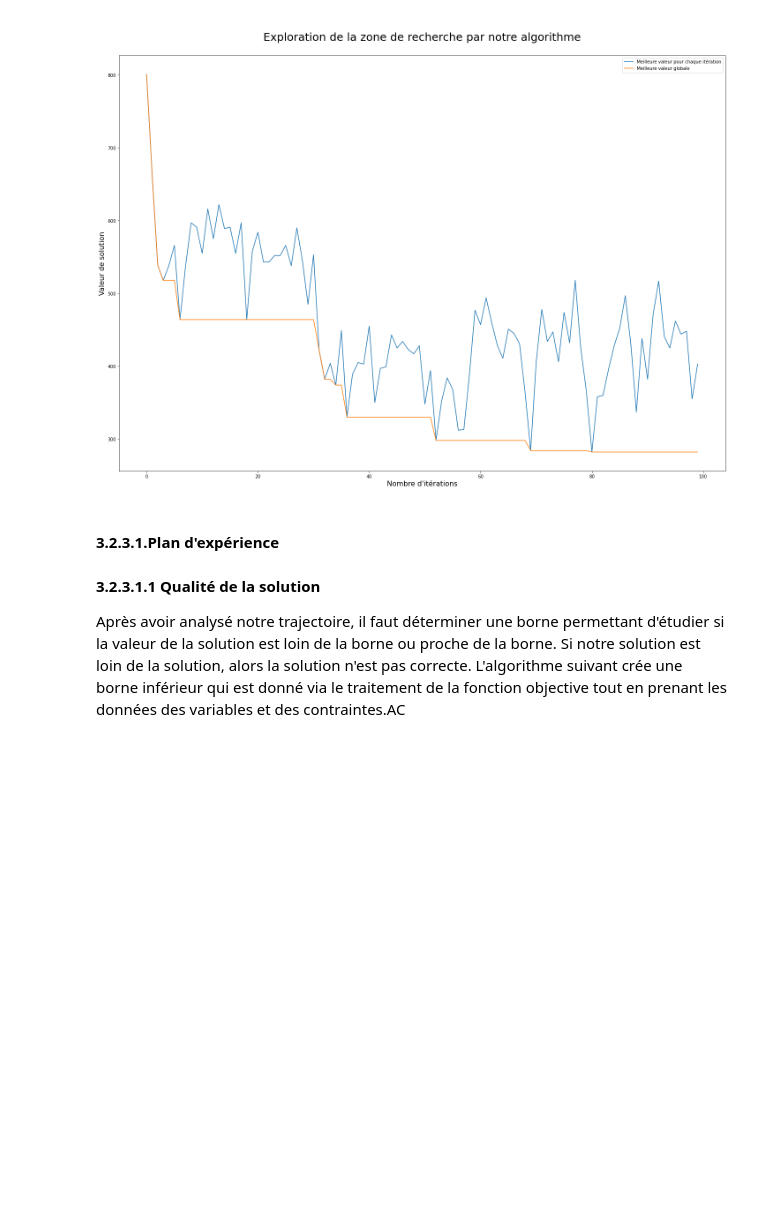
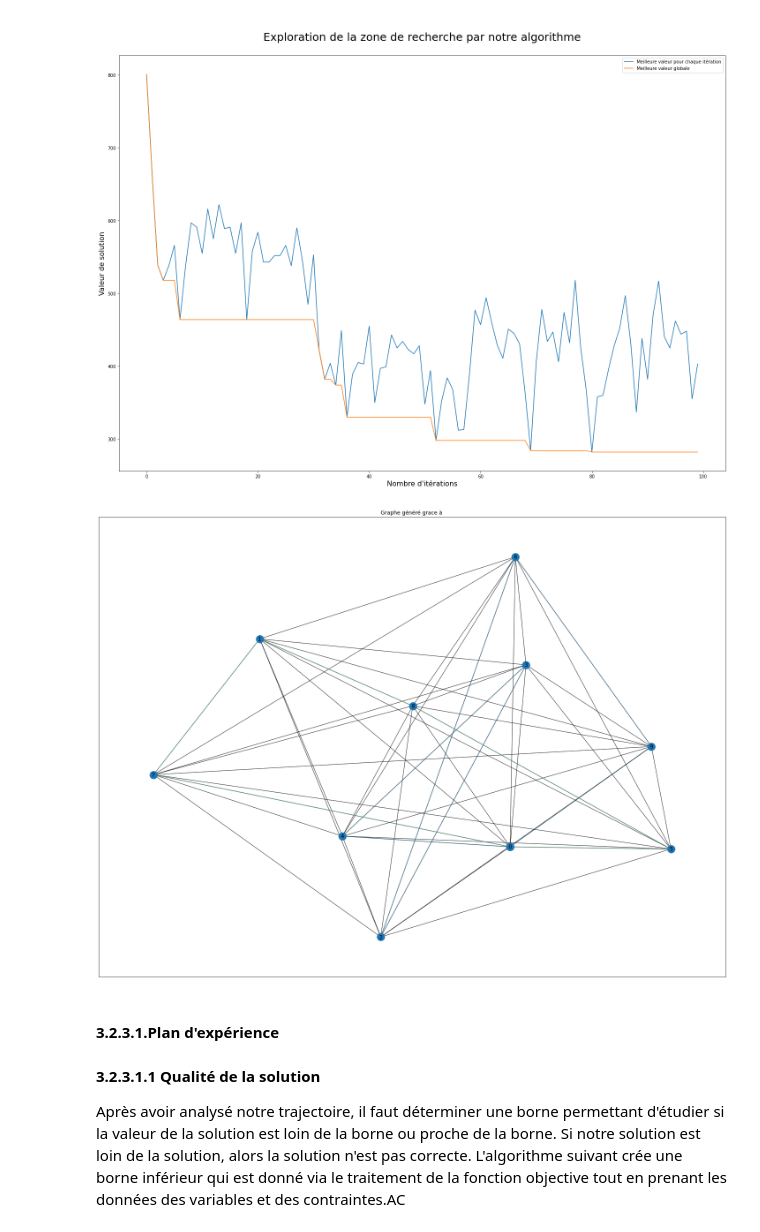
Before and after one commit to DraKkarW2/Projet_Algo-Dur, a Jupyter notebook: Python 3 -Livrable 2- Modelisation et etudes statistiques.ipynb, the cells around one changed output. Cells and saved outputs as stored; diff of their text form; code cells hidden in the pictures; blank space fills up the shorter version.

Commit message:
update add nbvehicule

```diff
--- a/Python 3 -Livrable 2- Modelisation et etudes statistiques.ipynb
+++ b/Python 3 -Livrable 2- Modelisation et etudes statistiques.ipynb
@@ -258,27 +258,27 @@ minVehicule = 2
 maxVehicule = 5
 
 def generate_solution(matrice,minVehicule,maxVehicule):
-    sol = {}                                              # Initialiser notre dictionaire
+    sol = {}
     matriceSearch = [i for i in range(len(matrice))]
     matriceSearch.remove(0)
     i = 0
-    nbvehicule = random.randint(minVehicule,maxVehicule)  # Générer un nombre de véhicule entre min et max véhicule
+    nbvehicule = random.randint(minVehicule,maxVehicule)
     while (len(matriceSearch) > 0):
         way = []
-        way.append(0)                                     # Chaque route commence par le depot (0)
+        way.append(0)
         for j in range(0,(len(matrice)//nbvehicule)) :
             if len(matriceSearch) > 0 :
                 value = random.choice(matriceSearch)
-                way.append(value)                         # On remplit la route
+                way.append(value)
                 matriceSearch.remove(value)
             else:
                 break
-        way.append(0)                                     # Chaque route se termine par le point d'arrivé (0)
-        sol[i] = way                                      # Pour chaque véhicule lui affecter une route
+        way.append(0)
+        sol[i] = way
         i += 1
-    return sol
+    return sol,nbvehicule
 
-sol=generate_solution(graphe,minVehicule,maxVehicule)
+sol,nbvehicule=generate_solution(graphe,minVehicule,maxVehicule)
 print("La solution Initiale So : \n" ,sol)
 # %% [output]
 La solution Initiale So :
@@ -465,6 +465,31 @@ Sa valeur est de : 282.0 mn, soit 4.70 h
 Temps d'execution : 0.05285310745239258 secondes
 Text(0.5, 1.0, '\nExploration de la zone de recherche par notre algorithme\n')
 [figure]
+# %%
+def traceGraph(sol:dict):
+    G = nx.Graph(matriceAdjacence, nodetype=int)
+    pos = nx.spring_layout(G, seed=3113794652)  # positions for all nodes
+    labels = nx.draw_networkx_labels(G, pos=pos)
+    for Way in sol.values():
+        hexadecimal = ["#"+''.join([random.choice('ABCDEF0123456789') for i in range(6)])]
+        nx.draw_networkx_nodes(G, pos, label = labels,nodelist=Way, node_color="tab:blue")
+        # edges
+        nx.draw_networkx_edges(G, pos, width=1.0, alpha=0.5)
+        nx.draw_networkx_edges(
+            G,
+            pos,
+            edgelist=[(Way[i],Way[i+1]) for i in range(len(Way)-1)]+[(Way[len(Way)-1],Way[0])],
+            width=2,
+            alpha=0.5,
+            edge_color=hexadecimal[0],
+        )
+    plt.title("Graphe généré grace à ")
+    plt.rcParams["figure.figsize"] = [20, 15]
+    plt.rcParams["figure.autolayout"] = True
+    plt.show()
+traceGraph(sol)
+# %% [output]
+[figure, added]
 # %% [markdown]
 #### 3.2.3.1.Plan d'expérience <a class="anchor" id="demonstration"></a>
 #### 3.2.3.1.1 Qualité de la solution <a class="anchor" id="qualite"></a>
```
Also changed, not shown: parts of 1 cell of this notebook.
